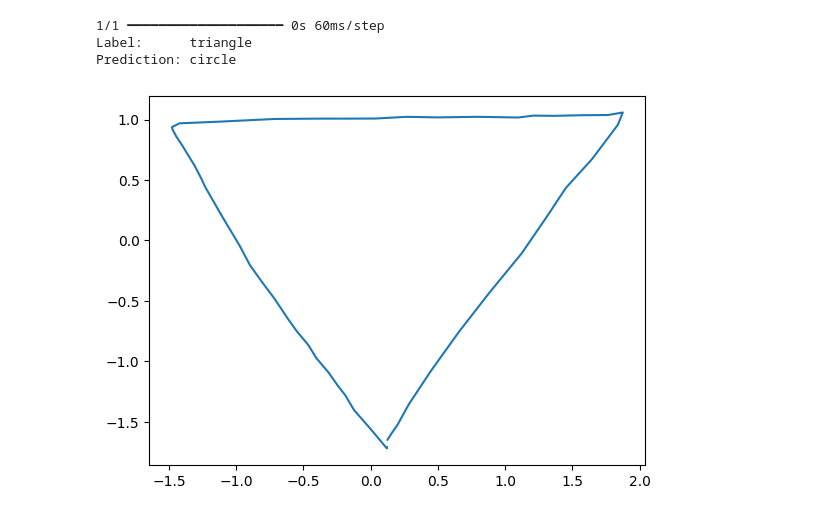
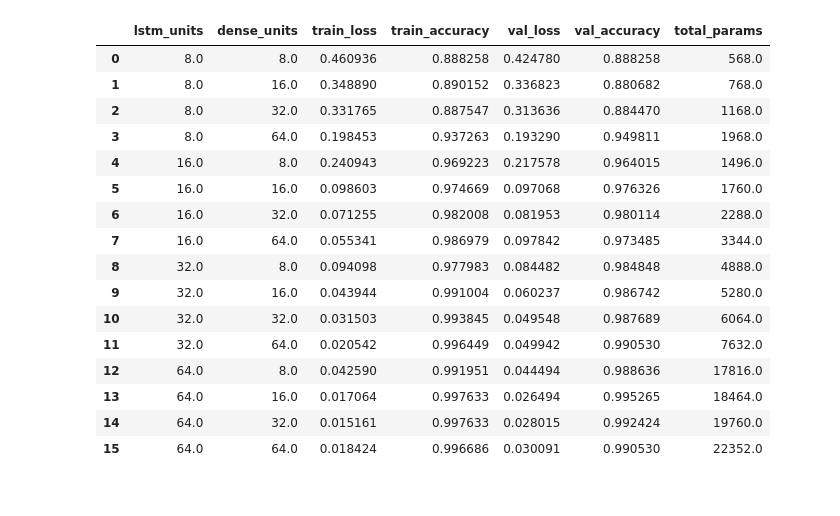
Before and after one commit to ITT-24/assignment-6-gesture-recognition-JonasBachmeier-UNI, a Jupyter notebook: task_2/unistroke-gestures.ipynb, the cells around one changed output. Saved outputs shown, nothing was run; the diff lists cells and outputs as text; code cells hidden in the pictures.

```diff
--- a/task_2/unistroke-gestures.ipynb
+++ b/task_2/unistroke-gestures.ipynb
@@ -4,8 +1,14 @@ LSTM_UNITS_HYPERPARAMS = [16,32,64,128,256]
+# %%
+LSTM_HYPERPARAMS = [8,16,32,64]
+DENSE_HYPERPARAMS = [8,16,32,64]
 # %%
 from matplotlib import pyplot as plt
 import numpy as np
 import os
 import random
+import pandas as pd
+from mpl_toolkits.mplot3d import Axes3D
+import matplotlib.cm as cm
 
 os.environ['TF_CPP_MIN_LOG_LEVEL'] = '2'
 
@@ -14,7 +17,7 @@ os.environ['TF_CPP_MIN_LOG_LEVEL'] = '2'
 from keras.models import Sequential
 
 # layers
-from keras.layers import Input, Dense, LSTM
+from keras.layers import Input, Dense, LSTM, Dropout
 
 # loss function
 from keras.metrics import categorical_crossentropy
@@ -42,4 +45,6 @@ import xml.etree.ElementTree as ET
 
 # encoding and normalizing data
 from sklearn.preprocessing import LabelEncoder, StandardScaler
+
+NUM_POINTS = 50
 # %%
@@ -268,0 +140,19 @@ Epoch 4/10
+# %%
+all_models = []
+for lstm in LSTM_HYPERPARAMS:
+    for dense in DENSE_HYPERPARAMS:
+        param = (lstm, dense)
+        print(f"Training model with {param}...")
+        model, reduce_lr, stop_early = create_model(param)
+        # Train the model
+        history = model.fit(
+            X_train,
+            y_train,
+            epochs=10,
+            batch_size=32,
+            validation_data=(X_test, y_test),
+            verbose=1,
+            callbacks=[reduce_lr, stop_early]
+        )
+        df.loc[len(df)] = [lstm, dense, history.history['loss'][-1], history.history['accuracy'][-1], history.history['val_loss'][-1], history.history['val_accuracy'][-1], model.count_params()]
+        all_models.append(model)
@@ -308,23 +180,20 @@ pass
-# %%
-# lets test the model in action
-
-test_data = random.sample(data, 1)[0]
-
-label = test_data[0]
-sequence = test_data[1]
-sequence
-
-plt.plot(sequence.T[0], sequence.T[1]*-1)
-
-prediction = model.predict(np.array([sequence]))
-prediction = np.argmax(prediction)
-
-prediction_label = encoder.inverse_transform(np.array([prediction]))[0]
-
-print('Label:     ', label)
-print('Prediction:', prediction_label)
-# %% [output]
-1/1 ━━━━━━━━━━━━━━━━━━━━ 0s 60ms/step
-Label:      triangle
-Prediction: circle
-[figure, removed]
+# %%
+df
+# %% [output]
+|  | lstm_units | dense_units | train_loss | train_accuracy | val_loss | val_accuracy | total_params |
+| 0 | 8.0 | 8.0 | 0.460936 | 0.888258 | 0.424780 | 0.888258 | 568.0 |
+| 1 | 8.0 | 16.0 | 0.348890 | 0.890152 | 0.336823 | 0.880682 | 768.0 |
+| 2 | 8.0 | 32.0 | 0.331765 | 0.887547 | 0.313636 | 0.884470 | 1168.0 |
+| 3 | 8.0 | 64.0 | 0.198453 | 0.937263 | 0.193290 | 0.949811 | 1968.0 |
+| 4 | 16.0 | 8.0 | 0.240943 | 0.969223 | 0.217578 | 0.964015 | 1496.0 |
+| 5 | 16.0 | 16.0 | 0.098603 | 0.974669 | 0.097068 | 0.976326 | 1760.0 |
+| 6 | 16.0 | 32.0 | 0.071255 | 0.982008 | 0.081953 | 0.980114 | 2288.0 |
+| 7 | 16.0 | 64.0 | 0.055341 | 0.986979 | 0.097842 | 0.973485 | 3344.0 |
+| 8 | 32.0 | 8.0 | 0.094098 | 0.977983 | 0.084482 | 0.984848 | 4888.0 |
+| 9 | 32.0 | 16.0 | 0.043944 | 0.991004 | 0.060237 | 0.986742 | 5280.0 |
+| 10 | 32.0 | 32.0 | 0.031503 | 0.993845 | 0.049548 | 0.987689 | 6064.0 |
+| 11 | 32.0 | 64.0 | 0.020542 | 0.996449 | 0.049942 | 0.990530 | 7632.0 |
+| 12 | 64.0 | 8.0 | 0.042590 | 0.991951 | 0.044494 | 0.988636 | 17816.0 |
+| 13 | 64.0 | 16.0 | 0.017064 | 0.997633 | 0.026494 | 0.995265 | 18464.0 |
+| 14 | 64.0 | 32.0 | 0.015161 | 0.997633 | 0.028015 | 0.992424 | 19760.0 |
+| 15 | 64.0 | 64.0 | 0.018424 | 0.996686 | 0.030091 | 0.990530 | 22352.0 |
```
Also changed, not shown: parts of 21 cells of this notebook, 4 other files.
